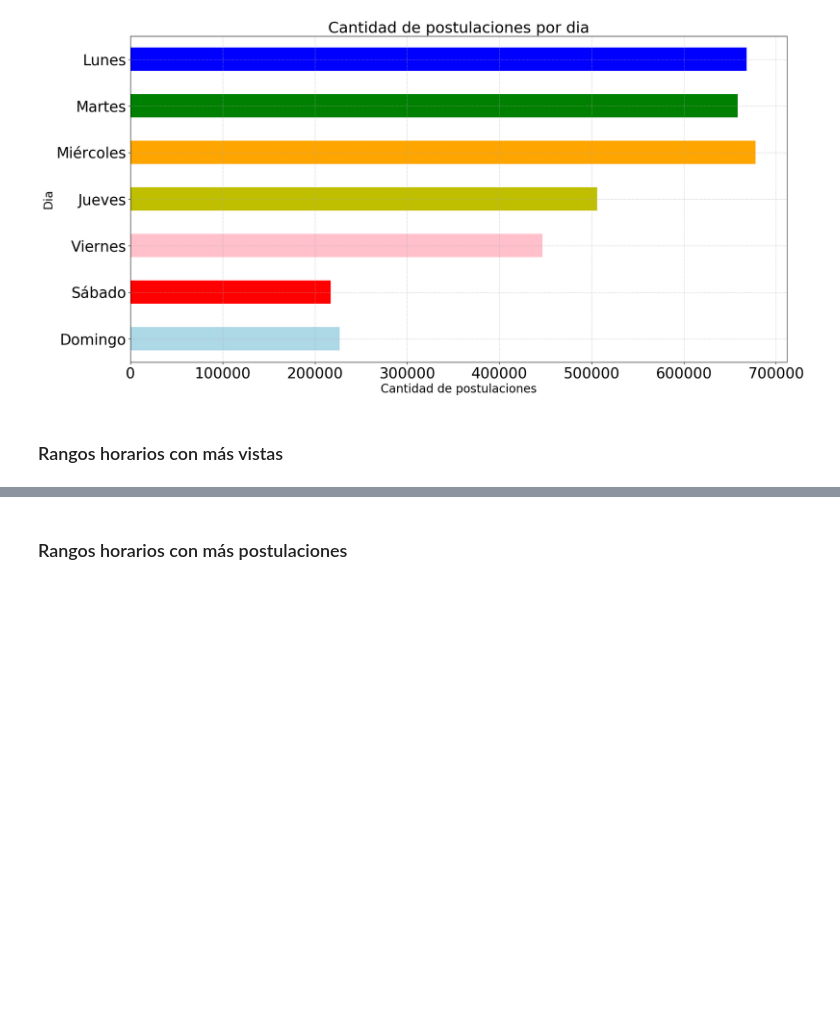
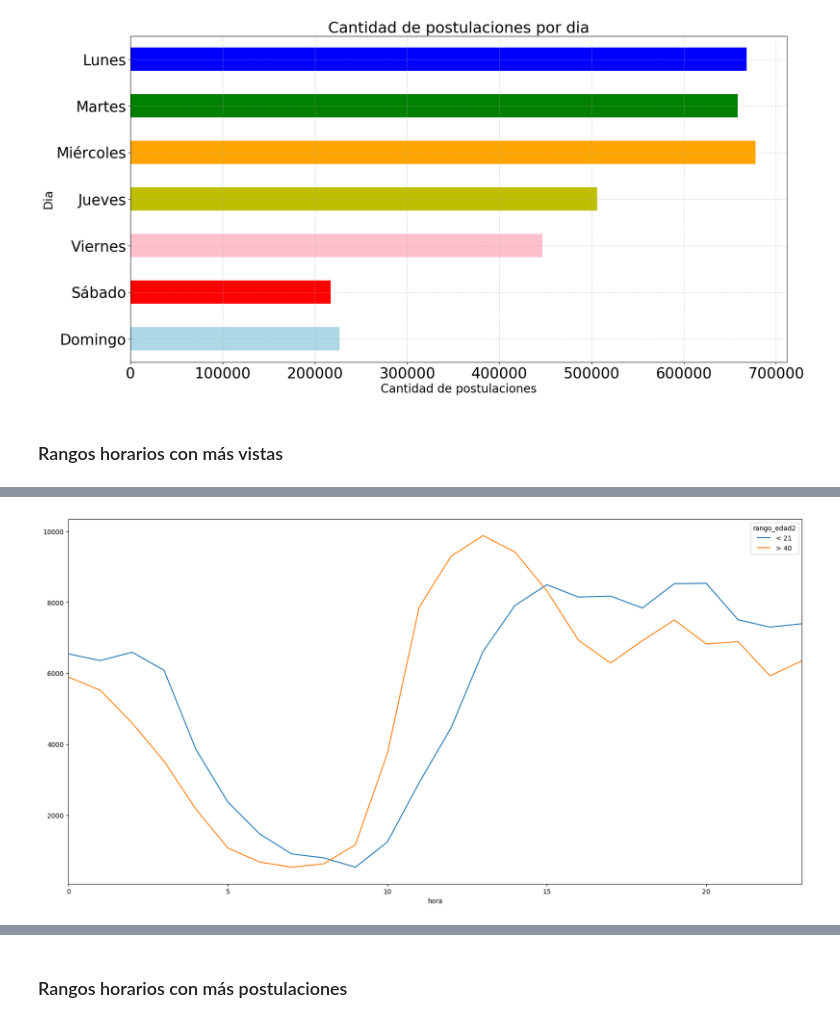
Before and after one commit to tomasBustamante/postulaciones, a Jupyter notebook: Avisos_laborales_y_postulaciones.ipynb, the cells around one changed output, grey strips where cells are left out. Drawn from its saved outputs; the diff is of its cells as text; code cells hidden in the pictures; blank space fills up the shorter version.

```diff
--- a/Avisos_laborales_y_postulaciones.ipynb
+++ b/Avisos_laborales_y_postulaciones.ipynb
@@ -391,0 +420,21 @@ plot.grid(linestyle='dotted');
+# %%
+def categorizar_edad(x):
+    if (x <= 21):
+        return '< 21'
+    if (x <= 26):
+        return '22 a 26'
+    if (x <= 30):
+        return '27 a 30'
+    if (x <= 35):
+        return '31 a 35'
+    if (x <= 40):
+        return '36 a 40'
+    return '> 40'
+
+vis_avi['rango_edad2'] = vis_avi['edad'].apply(lambda x: categorizar_edad(x))
+# %%
+vis_avi.loc[((vis_avi.rango_edad2 == '< 21') | (vis_avi.rango_edad2 == '> 40')),:]\
+    .groupby(['hora','rango_edad2']).size().to_frame('cant').reset_index()\
+    .pivot(index='hora',columns='rango_edad2',values='cant').plot();
+# %% [output]
+[figure, added]
```
Also changed, not shown: parts of 9 cells of this notebook.
